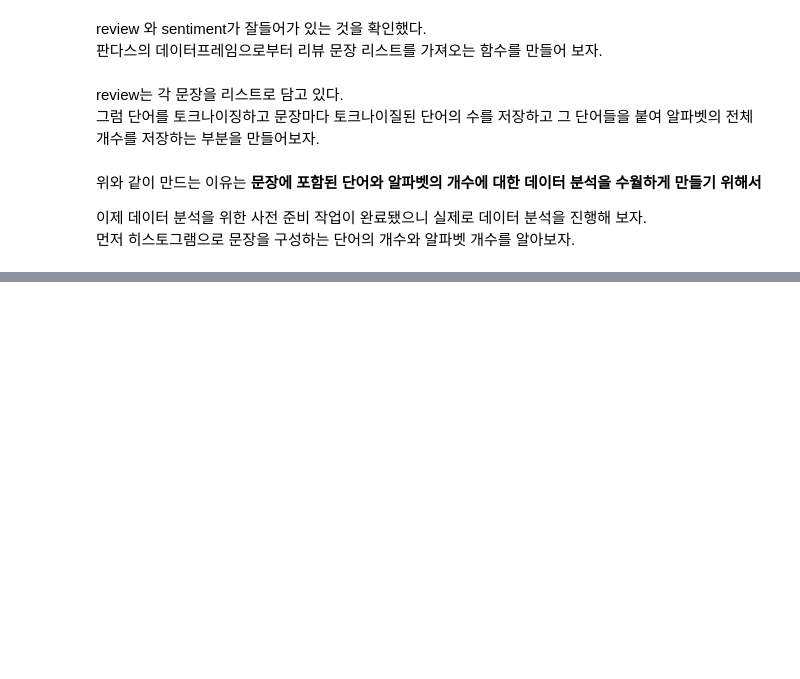
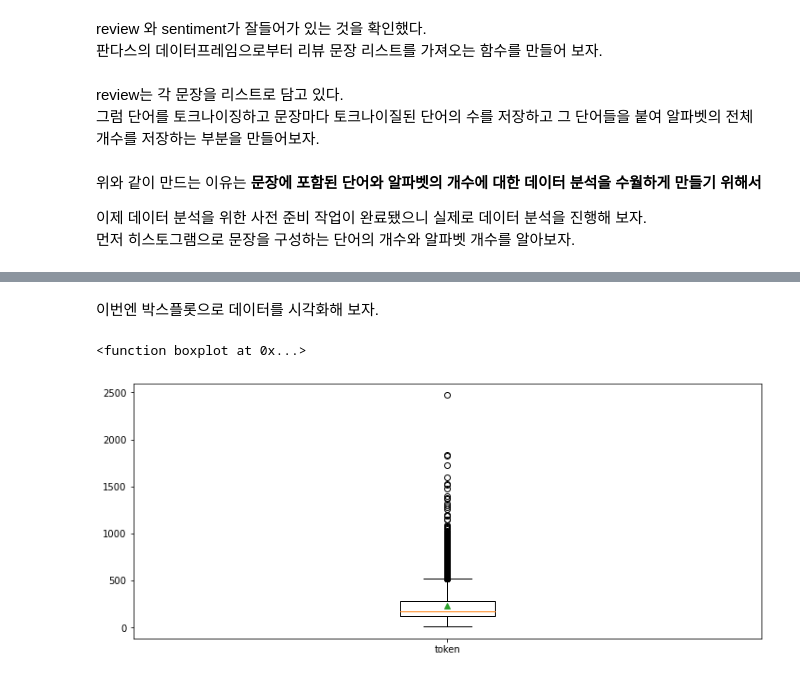
Before and after one commit to neip313/Study, a Jupyter notebook: NLP/텐서플로2와 머신러닝으로 시작하는 자연어처리/ch03_자연어_처리_개요.ipynb, the cells around one changed output, grey strips where cells are left out. Cells and saved outputs as stored; diff of their text form; code cells hidden in the pictures; blank space fills up the shorter version.

```diff
--- a/NLP/텐서플로2와 머신러닝으로 시작하는 자연어처리/ch03_자연어_처리_개요.ipynb
+++ b/NLP/텐서플로2와 머신러닝으로 시작하는 자연어처리/ch03_자연어_처리_개요.ipynb
@@ -305,0 +356,17 @@ review_len_by_eumjeol = [len(s.replace(' ', ''))for s in reviews]
+# %% [markdown]
+이번엔 박스플롯으로 데이터를 시각화해 보자.
+# %%
+plt.figure(figsize=(12, 5))
+# 박스 플롯 생성
+# 첫 번째 인자 : 여러 분포에 대한 데이터 리스트를 입력
+# labels : 입력한 데이터에 대한 라벨
+# showmeans : 평균값을 마크함
+
+plt.boxplot([review_len_by_token],
+           labels =['token'],
+           showmeans=True)
+
+print(plt.boxplot)
+# %% [output]
+<function boxplot at 0x...>
+[figure, added]
```
Also changed, not shown: parts of 12 cells of this notebook, 1 other file.
